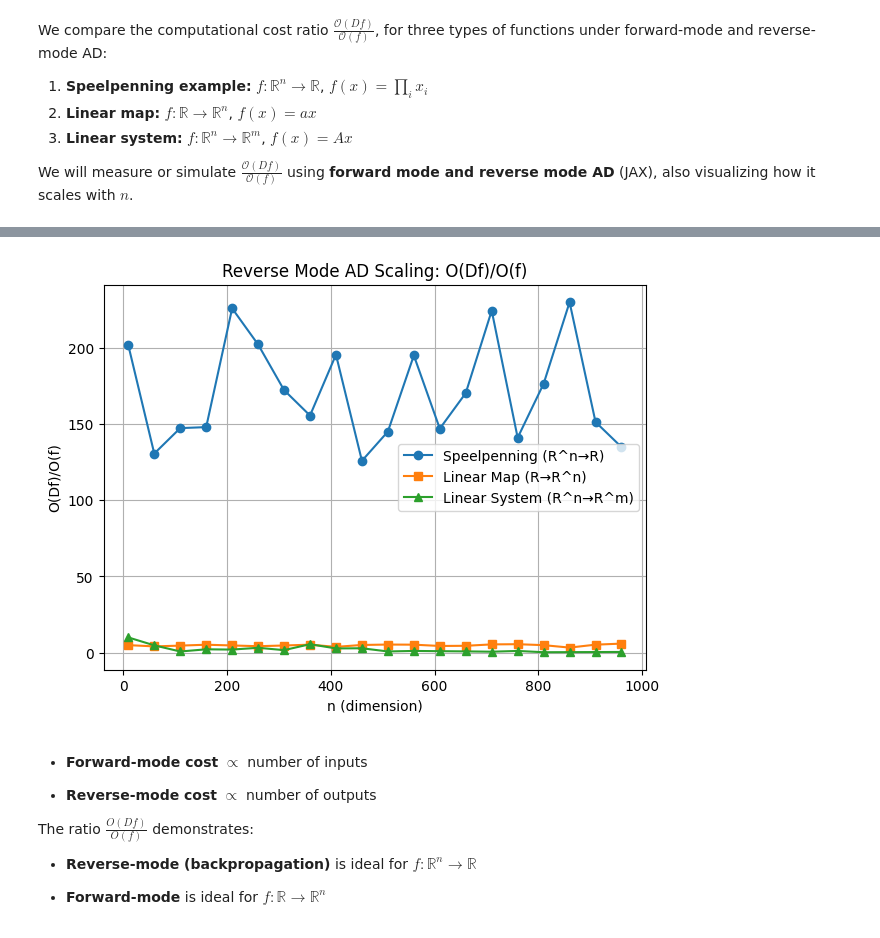
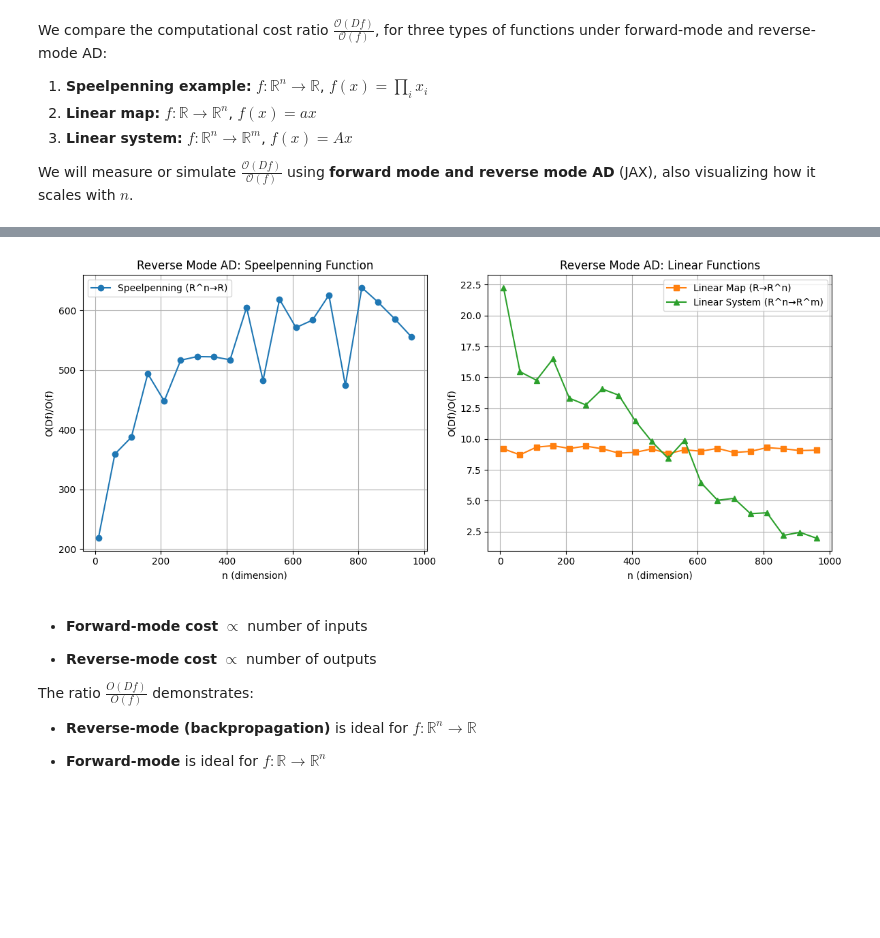
Before and after one commit to shtadinada/AD-Exercises, a Jupyter notebook: AD_exercises.ipynb, the cells around one changed output, grey strips where cells are left out. Drawn from its saved outputs; the diff is of its cells as text; code cells hidden in the pictures; blank space fills up the shorter version.

```diff
--- a/AD_exercises.ipynb
+++ b/AD_exercises.ipynb
@@ -290,9 +292,7 @@ import time
 import jax
 import jax.numpy as jnp
 
-# -----------------
 # Functions
-# -----------------
 def speelpenning(x):
     return jnp.prod(x)
 
@@ -303,60 +303,88 @@ def linear_map(x, n):
 def linear_system(x, A):
     return A @ x
 
-
-# -----------------
 # Settings
-# -----------------
 ns = np.arange(10, 1001, 50)
 ratios_reverse = {'speel': [], 'linmap': [], 'linsys': []}
 
-# -----------------
 # Main loop (reverse mode only)
-# -----------------
 for n in ns:
     # Speelpenning: R^n -> R
     x = jnp.arange(1.0, n + 1)
-    t0 = time.time(); _ = speelpenning(x).block_until_ready(); t_f = time.time() - t0
+    t0 = time.time()
+    for _ in range(100):
+        _ = speelpenning(x)
+
+    t_f = (time.time() - t0) / 100
 
     grad_rev = jax.grad(speelpenning)
-    t0 = time.time(); _ = grad_rev(x).block_until_ready(); t_df = time.time() - t0
+    t_0 = time.time()
+    for _ in range(100):
+        _ = grad_rev(x).block_until_ready()
+
+    t_df = (time.time() - t0) / 100
     ratios_reverse['speel'].append(t_df / t_f)
 
     # Linear map: R -> R^n
     x_scalar = 2.0
-    t0 = time.time(); _ = linear_map(x_scalar, n).block_until_ready(); t_f = time.time() - t0
+    t0 = time.time()
+    for _ in range(100):
+        _ = linear_map(x_scalar, n)
+
+    t_f = (time.time() - t0) / 100
+
     y_bar = jnp.ones(n)
     t0 = time.time()
-    jax.vjp(lambda x: linear_map(x, n), x_scalar)[1](y_bar)
-    t_df = time.time() - t0
+    for _ in range(100):
+        _ = jax.vjp(lambda x: linear_map(x, n), x_scalar)[1](y_bar)
+    t_df = (time.time() - t0)/100
     ratios_reverse['linmap'].append(t_df / t_f)
 
     # Linear system: R^n -> R^m
     m = n // 2
     A = jnp.arange(1.0, m * n + 1).reshape(m, n)
     x = jnp.arange(1.0, n + 1)
-    t0 = time.time(); _ = linear_system(x, A).block_until_ready(); t_f = time.time() - t0
+
+    t0 = time.time()
+    for _ in range(100):
+        _ = linear_system(x, A)
+
+    t_f = (time.time() - t0) / 100
 
     y_bar = jnp.ones(m)
     vjp_fun = jax.vjp(lambda x: linear_system(x, A), x)[1]
-    t0 = time.time(); _ = vjp_fun(y_bar); t_df = time.time() - t0
+    t0 = time.time()
+    for _ in range(100):
+        _ = vjp_fun(y_bar)
+
+    t_df = (time.time() - t0) / 100
+
     ratios_reverse['linsys'].append(t_df / t_f)
 
-# -----------------
 # Plot (Reverse Mode)
-# -----------------
-plt.figure(figsize=(7,5))
-plt.plot(ns, ratios_reverse['speel'], 'o-', label="Speelpenning (R^n→R)")
-plt.plot(ns, ratios_reverse['linmap'], 's-', label="Linear Map (R→R^n)")
-plt.plot(ns, ratios_reverse['linsys'], '^-', label="Linear System (R^n→R^m)")
-plt.title("Reverse Mode AD Scaling: O(Df)/O(f)")
-plt.xlabel("n (dimension)")
-plt.ylabel("O(Df)/O(f)")
-plt.grid(True)
-plt.legend()
+fig, axes = plt.subplots(1, 2, figsize=(12, 5))  # 1 row, 2 columns
+
+# Left plot: Speelpenning
+axes[0].plot(ns, ratios_reverse['speel'], 'o-', color='tab:blue', label="Speelpenning (R^n→R)")
+axes[0].set_title("Reverse Mode AD: Speelpenning Function")
+axes[0].set_xlabel("n (dimension)")
+axes[0].set_ylabel("O(Df)/O(f)")
+axes[0].grid(True)
+axes[0].legend()
+
+# Right plot: Linear Map & Linear System
+axes[1].plot(ns, ratios_reverse['linmap'], 's-', color='tab:orange', label="Linear Map (R→R^n)")
+axes[1].plot(ns, ratios_reverse['linsys'], '^-', color='tab:green', label="Linear System (R^n→R^m)")
+axes[1].set_title("Reverse Mode AD: Linear Functions")
+axes[1].set_xlabel("n (dimension)")
+axes[1].set_ylabel("O(Df)/O(f)")
+axes[1].grid(True)
+axes[1].legend()
+
+plt.tight_layout()
 plt.show()
 # %% [output]
-[figure, old version]
+[figure, new version]
 # %% [markdown]
 - **Forward-mode cost** $\propto$ number of inputs
 
```
Also changed, not shown: parts of 17 cells of this notebook, 4 other files.
